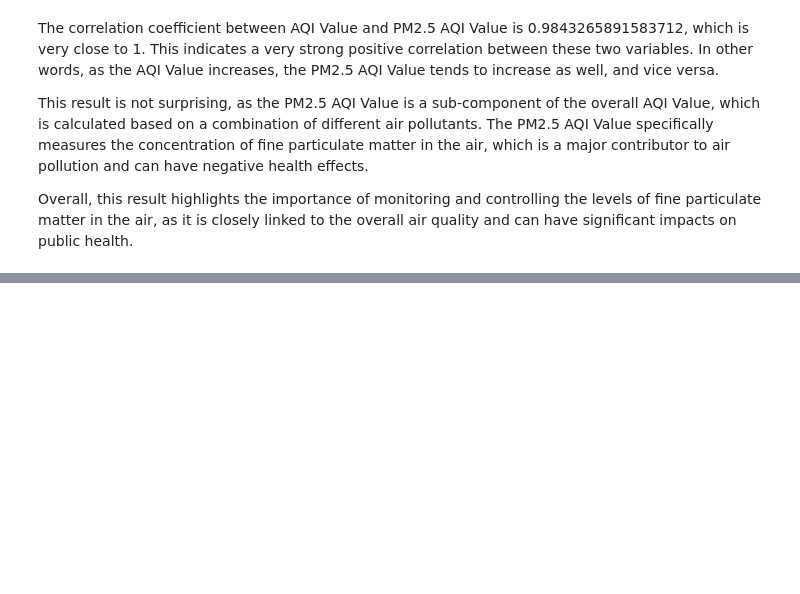
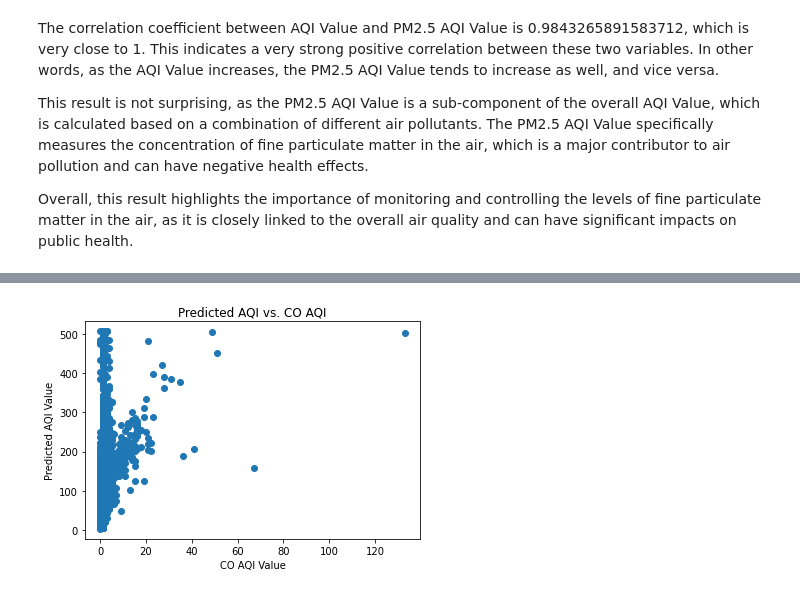
Before and after one commit to Tawanda757/Team_Earth, a Jupyter notebook: Notebooks/Py_Tawanda.ipynb, the cells around one changed output, grey strips where cells are left out. Saved outputs shown, nothing was run; the diff lists cells and outputs as text; code cells hidden in the pictures; blank space fills up the shorter version.

```diff
--- a/Notebooks/Py_Tawanda.ipynb
+++ b/Notebooks/Py_Tawanda.ipynb
@@ -127,0 +318,3 @@ from sklearn.linear_model import LinearRegression
+# %%
+PollutionLM = LinearRegression()
+PollutionLM.fit(X,Y)
@@ -127,0 +330,6 @@ from sklearn.linear_model import LinearRegression
+# %%
+new_data = pd.read_csv('../globalairpollution.csv')
+# %%
+X_new = new_data[['CO AQI Value', 'PM2.5 AQI Value']]
+# %%
+predictions = PollutionLM.predict(X_new)
@@ -127,0 +358,9 @@ from sklearn.linear_model import LinearRegression
+# %%
+# Create a scatter plot of the predicted AQI values against the CO AQI values
+plt.scatter(X_new['CO AQI Value'], predictions)
+plt.xlabel('CO AQI Value')
+plt.ylabel('Predicted AQI Value')
+plt.title('Predicted AQI vs. CO AQI')
+plt.show()
+# %% [output]
+[figure, added]
```
Also changed, not shown: parts of 27 cells of this notebook.
